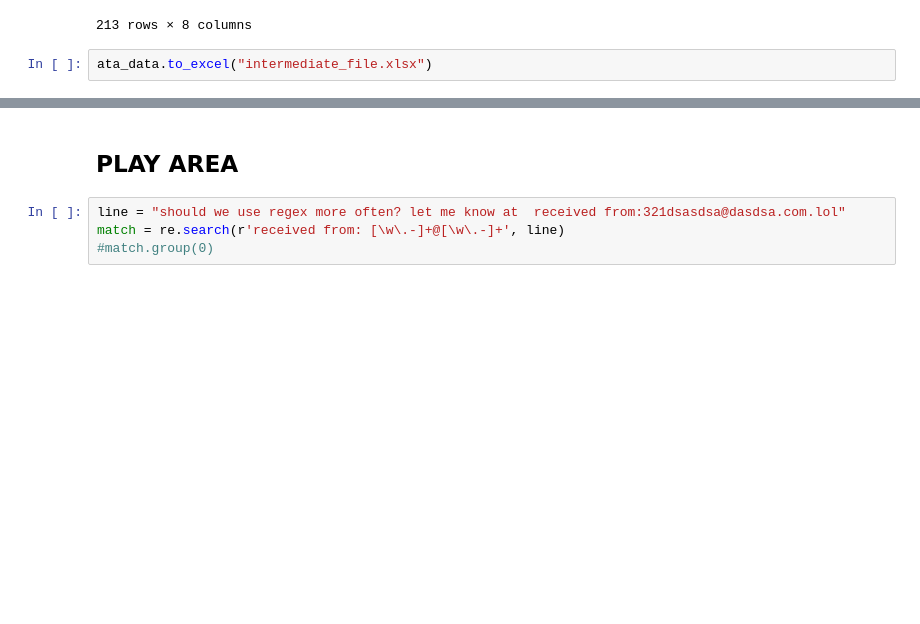
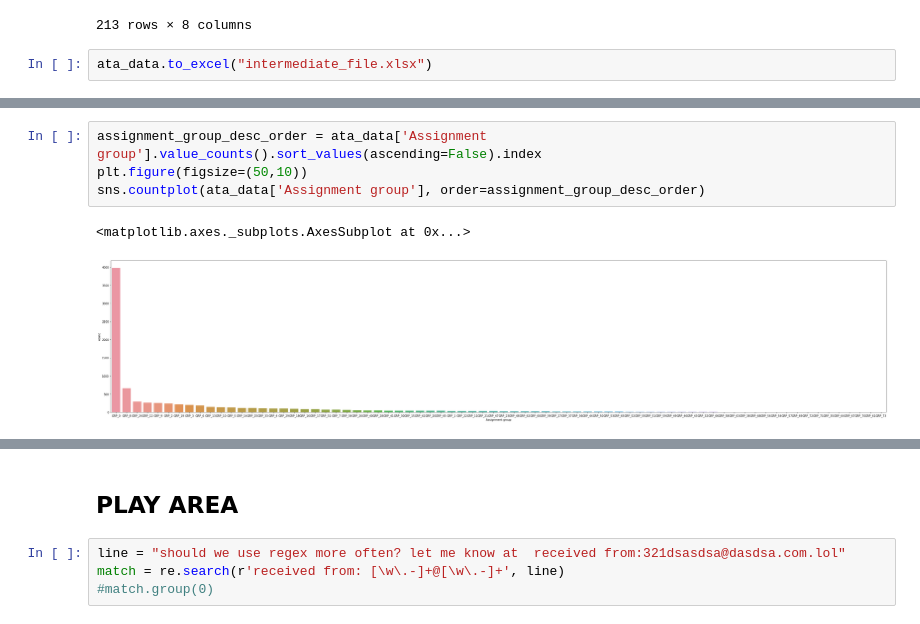
Before and after one commit to prasadpn/Ticket-Assignment, a Jupyter notebook: PP_AutomaticTicketAssignment.ipynb, the cells around one changed output, grey strips where cells are left out. Saved outputs shown, nothing was run; the diff lists cells and outputs as text; blank space fills up the shorter version.

```diff
--- a/PP_AutomaticTicketAssignment.ipynb
+++ b/PP_AutomaticTicketAssignment.ipynb
@@ -437,0 +633,7 @@ ata_data[ata_data['Short description']=='no login options in erp']
+# %%
+assignment_group_desc_order = ata_data['Assignment group'].value_counts().sort_values(ascending=False).index
+plt.figure(figsize=(50,10))
+sns.countplot(ata_data['Assignment group'], order=assignment_group_desc_order)
+# %% [output]
+<matplotlib.axes._subplots.AxesSubplot at 0x...>
+[figure, added]
```
Also changed, not shown: parts of 59 cells of this notebook.
